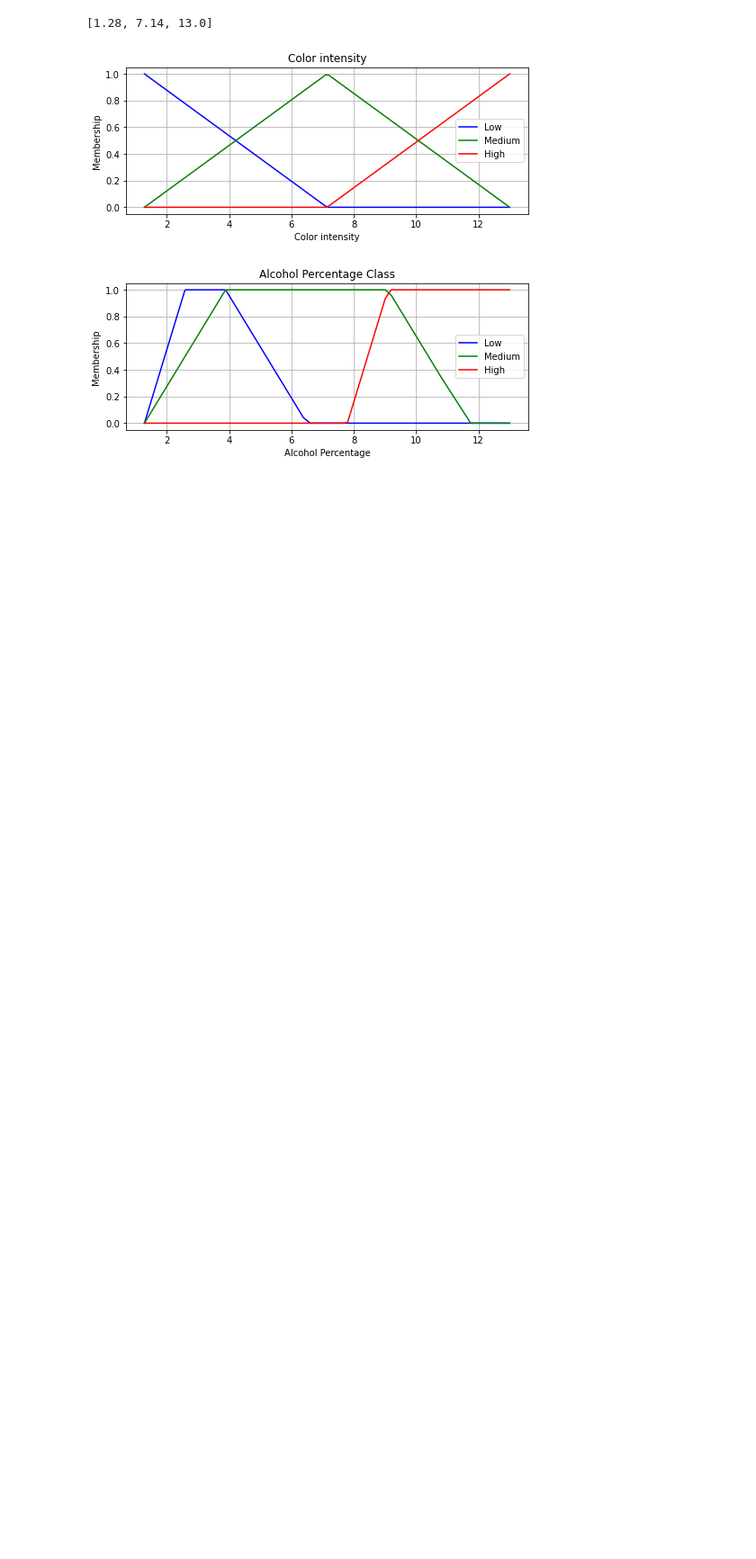
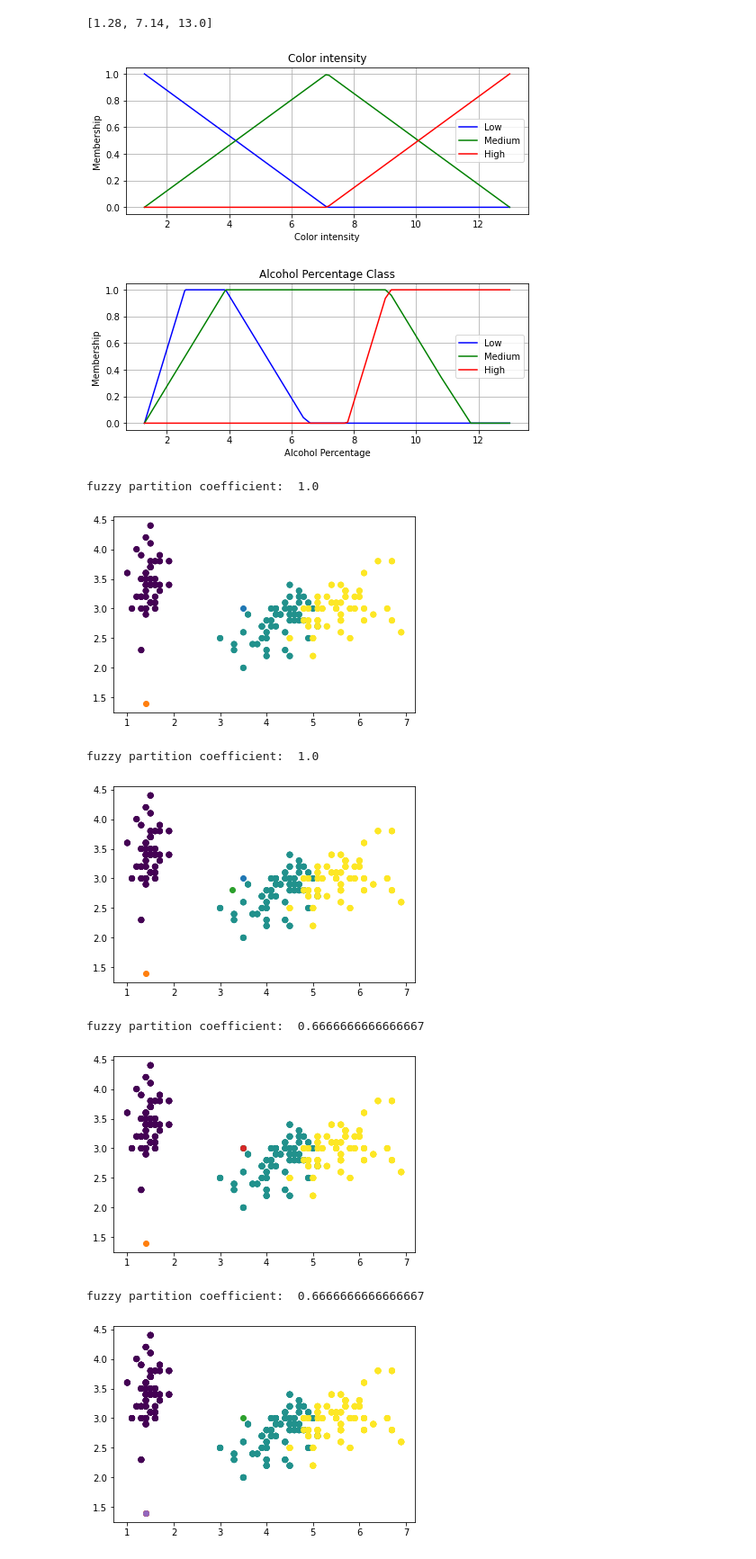
Before and after one commit to foreverloop/fuzz, a Jupyter notebook: fuzzy_notes.ipynb, the cells around one changed output. Shown at 90% size. Saved outputs shown, nothing was run; the diff lists cells and outputs as text; code cells hidden in the pictures; blank space fills up the shorter version.

```diff
--- a/fuzzy_notes.ipynb
+++ b/fuzzy_notes.ipynb
@@ -113,3 +101,22 @@ plt.xlabel('Alcohol Percentage')
 plt.show()
 # %% [output]
 [figure]
+# %%
+chosen_columns = np.hstack((iris_col_3,iris_col_2))
+for x in range(2,6):
+    cntr, u, u0, d, jm, p, fpc = fuzz.cluster.cmeans(chosen_columns, c = x, m = 2,
+                                                 error = 0.005, maxiter = 1000, init=None)
+    print('fuzzy partition coefficient: ',fpc)
+    for x in cntr:
+        plt.scatter(x[0],x[1])
+        plt.scatter(iris_col_3,iris_col_2,c=iris.target)
+    plt.show()
+# %% [output]
+fuzzy partition coefficient:  1.0
+[figure, added]
+fuzzy partition coefficient:  1.0
+[figure, added]
+fuzzy partition coefficient:  0.6666666666666667
+[figure, added]
+fuzzy partition coefficient:  0.6666666666666667
+[figure, added]
```
Also changed, not shown: parts of 6 cells of this notebook.
